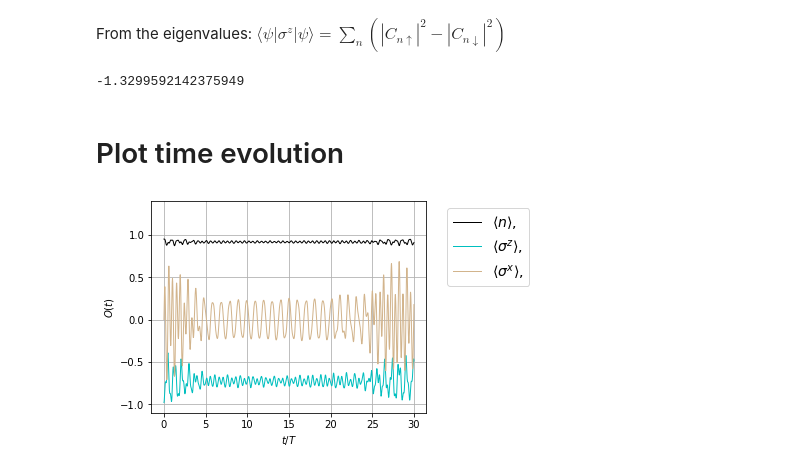
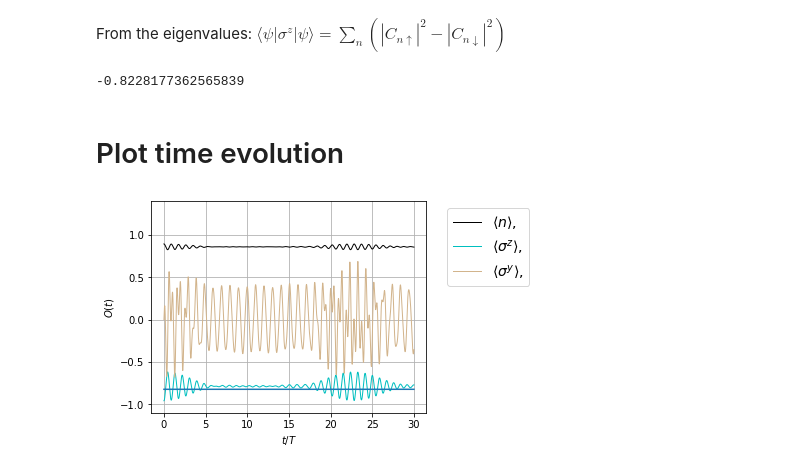
Before and after one commit to anastasiaGor/turbulence_data_notebooks, a Jupyter notebook: Atom-photon Hamiltonian/atom_single_photon.ipynb, the cells around one changed output. Cells and saved outputs as stored; diff of their text form; code cells hidden in the pictures.

```diff
--- a/Atom-photon Hamiltonian/atom_single_photon.ipynb
+++ b/Atom-photon Hamiltonian/atom_single_photon.ipynb
@@ -133,7 +133,7 @@ We now time evolve the initial state susing the hamiltonian class method evolve.
 # %% [markdown]
 Another way: to construct time-evolution operator: $\hat{U} = \exp\{-i \hat{H} t\}$
 # %%
-U = exp_op(H, a=-1j, start=t.i, stop=t.vals[-1], num=len(t), iterate=True)
+U = exp_op(H_rotating_wave, a=-1j, start=t.i, stop=t.vals[-1], num=len(t), iterate=True)
 psi_t=U.dot(psi_0)
 # %% [markdown]
 # Observables
@@ -160,19 +160,20 @@ From the eigenvalues: $\langle \psi | \sigma^z | \psi \rangle = \sum_n (|C_{n\up
 # %%
-avg_sigmaz = (np.sum(eigenvalues[0:H.Ns//2]**2) - np.sum(eigenvalues[H.Ns//2::]**2))/(2*N_lev)**2
+avg_sigmaz = (np.sum(eigenvalues_H_rotating_wave[0:H_rotating_wave.Ns//2]**2) - np.sum(eigenvalues_H_rotating_wave[H_rotating_wave.Ns//2::]**2))/np.sum(eigenvalues_H_rotating_wave**2)
 print(avg_sigmaz)
 # %% [output]
--1.3299592142375949
+-0.8228177362565839
 # %% [markdown]
 # Plot time evolution
 # %%
 # plot spin-photon data
 fig, ax = plt.subplots(nrows=1, ncols=1, constrained_layout=True,figsize=(6,3.5))
 ax.plot(t.vals/t.T,O_n/Nph,"k",linewidth=1,label="$\\langle n\\rangle,$")
 ax.plot(t.vals/t.T,O_sz,"c",linewidth=1,label="$\\langle\\sigma^z\\rangle,$")
-ax.plot(t.vals/t.T,O_sy,"tan",linewidth=1,label="$\\langle\\sigma^x\\rangle,$")
-ax.plot(t.vals/t.T, np.full_like(t.vals, avg_sigmaz), 'k-')
+ax.plot(t.vals/t.T,O_sy,"tan",linewidth=1,label="$\\langle\\sigma^y\\rangle,$")
+ax.plot(t.vals/t.T, np.full_like(t.vals, avg_sigmaz))
+
 ax.set(xlabel="$t/T$", ylabel=r'$O(t)$', ylim=[-1.1,1.4]); ax.grid(True)
 ax.legend(bbox_to_anchor=(1.05, 1), loc='upper left', fontsize=14)
 plt.show()
 # %% [output]
-[figure, old version]
+[figure, new version]
```
Also changed, not shown: parts of 1 cell of this notebook, 2 other files.
